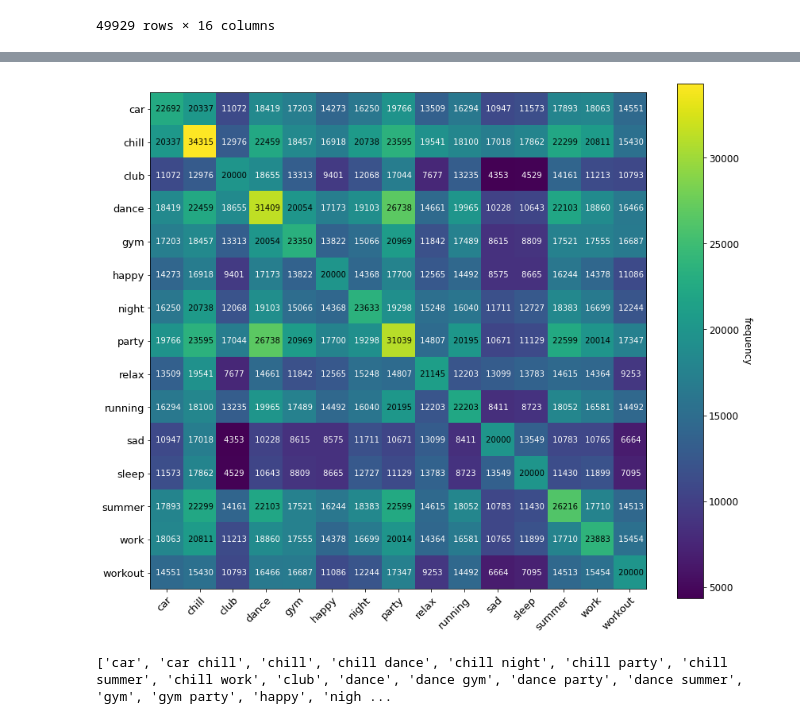
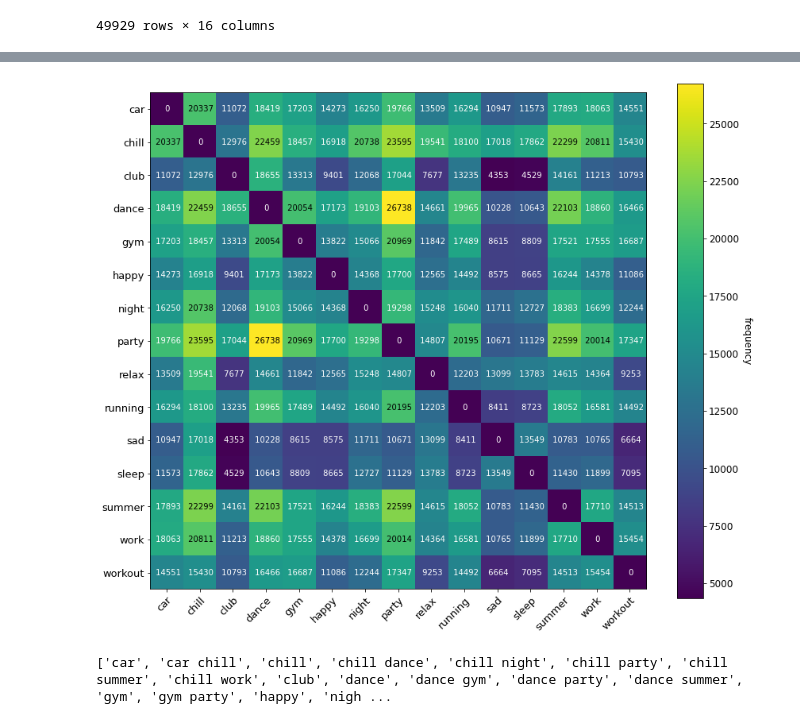
Before and after one commit to jnwnlee/thumbnailDataset, a Jupyter notebook: co-occurrence_map.ipynb, the cells around one changed output, grey strips where cells are left out. Drawn from its saved outputs; the diff is of its cells as text; code cells hidden in the pictures.

Commit message:
ignore diag. elem.

```diff
--- a/co-occurrence_map.ipynb
+++ b/co-occurrence_map.ipynb
@@ -181,28 +181,32 @@ def annotate_heatmap(im, data=None, valfmt="{x:.2f}",
 # %%
 fig, ax = plt.subplots(figsize=(12, 10))
 
+# ignore diagonal elements of matrix (simple solitary occurence freq.)
+cooccur_no_diag = cooccur.copy()
+for i in range(cooccur.shape[0]):
+    cooccur_no_diag[i, i] = 0
 
-im, cbar = heatmap(cooccur, tags, tags, ax=ax,
-                    cbarlabel="frequency") # cmap="YlGn",
+im, cbar = heatmap(cooccur_no_diag, tags, tags, ax=ax,
+                    cbarlabel="frequency", vmin=cooccur.min()) # cmap="YlGn",
 threshold = np.array([cooccur[i, i] for i in range(cooccur.shape[0])]).min() # min. of diagonal elements
 texts = annotate_heatmap(im, valfmt="{x: d}", threshold=threshold)
 
 fig.tight_layout()
 plt.show()
 
 queries = []
 
 rows, cols = np.where(cooccur >= threshold)
 
 for row, col in zip(rows, cols):
     if row > col:
         continue
     if row == col:
         queries.append(tags[row])
     else:
         queries.append(tags[row]+' '+tags[col])
 
 print(queries)
 # %% [output]
-[figure, old version]
+[figure, new version]
 ['car', 'car chill', 'chill', 'chill dance', 'chill night', 'chill party', 'chill summer', 'chill work', 'club', 'dance', 'dance gym', 'dance party', 'dance summer', 'gym', 'gym party', 'happy', 'nigh ...
```
